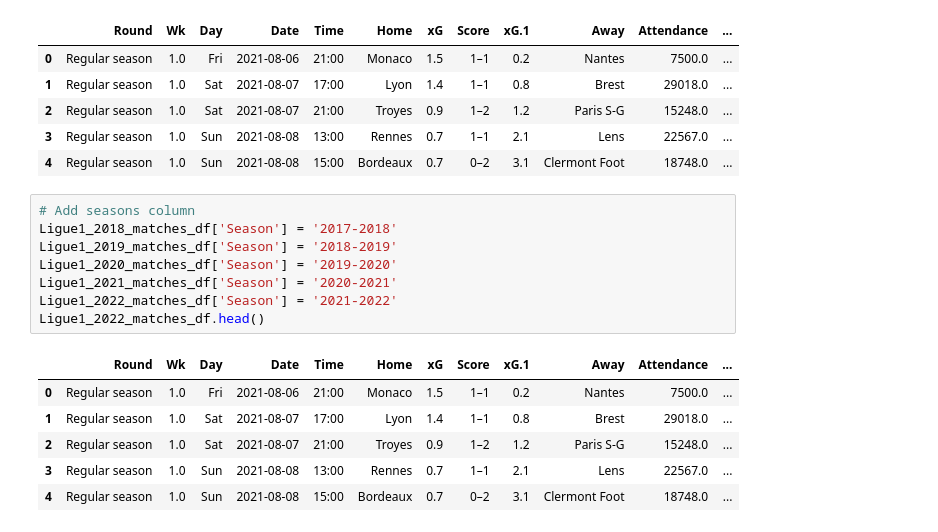
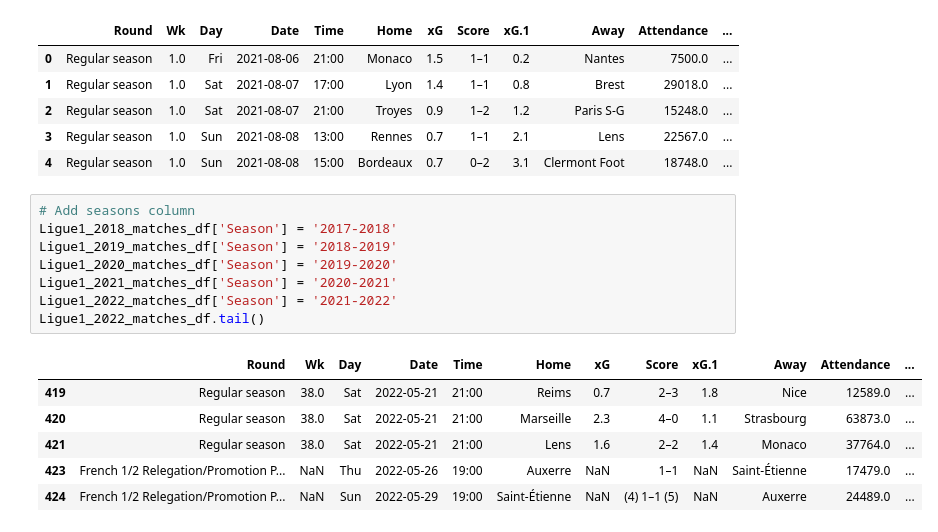
Before and after one commit to GurpreetChugh/Project-Football, a Jupyter notebook: Ligue1_Project_Football.ipynb, the cells around one changed output. Drawn from its saved outputs; the diff is of its cells as text.

```diff
--- a/Ligue1_Project_Football.ipynb
+++ b/Ligue1_Project_Football.ipynb
@@ -346,15 +361,15 @@ Ligue1_2022_matches_df.head()
 # %%
 # Add seasons column
 Ligue1_2018_matches_df['Season'] = '2017-2018'
 Ligue1_2019_matches_df['Season'] = '2018-2019'
 Ligue1_2020_matches_df['Season'] = '2019-2020'
 Ligue1_2021_matches_df['Season'] = '2020-2021'
 Ligue1_2022_matches_df['Season'] = '2021-2022'
-Ligue1_2022_matches_df.head()
+Ligue1_2022_matches_df.tail()
 # %% [output]
 |  | Round | Wk | Day | Date | Time | Home | xG | Score | xG.1 | Away | Attendance | ... |
-| 0 | Regular season | 1.0 | Fri | 2021-08-06 | 21:00 | Monaco | 1.5 | 1–1 | 0.2 | Nantes | 7500.0 | ... |
-| 1 | Regular season | 1.0 | Sat | 2021-08-07 | 17:00 | Lyon | 1.4 | 1–1 | 0.8 | Brest | 29018.0 | ... |
-| 2 | Regular season | 1.0 | Sat | 2021-08-07 | 21:00 | Troyes | 0.9 | 1–2 | 1.2 | Paris S-G | 15248.0 | ... |
-| 3 | Regular season | 1.0 | Sun | 2021-08-08 | 13:00 | Rennes | 0.7 | 1–1 | 2.1 | Lens | 22567.0 | ... |
-| 4 | Regular season | 1.0 | Sun | 2021-08-08 | 15:00 | Bordeaux | 0.7 | 0–2 | 3.1 | Clermont Foot | 18748.0 | ... |
+| 419 | Regular season | 38.0 | Sat | 2022-05-21 | 21:00 | Reims | 0.7 | 2–3 | 1.8 | Nice | 12589.0 | ... |
+| 420 | Regular season | 38.0 | Sat | 2022-05-21 | 21:00 | Marseille | 2.3 | 4–0 | 1.1 | Strasbourg | 63873.0 | ... |
+| 421 | Regular season | 38.0 | Sat | 2022-05-21 | 21:00 | Lens | 1.6 | 2–2 | 1.4 | Monaco | 37764.0 | ... |
+| 423 | French 1/2 Relegation/Promotion P... | NaN | Thu | 2022-05-26 | 19:00 | Auxerre | NaN | 1–1 | NaN | Saint-Étienne | 17479.0 | ... |
+| 424 | French 1/2 Relegation/Promotion P... | NaN | Sun | 2022-05-29 | 19:00 | Saint-Étienne | NaN | (4) 1–1 (5) | NaN | Auxerre | 24489.0 | ... |
```
Also changed, not shown: parts of 17 cells of this notebook, 2 other files.
